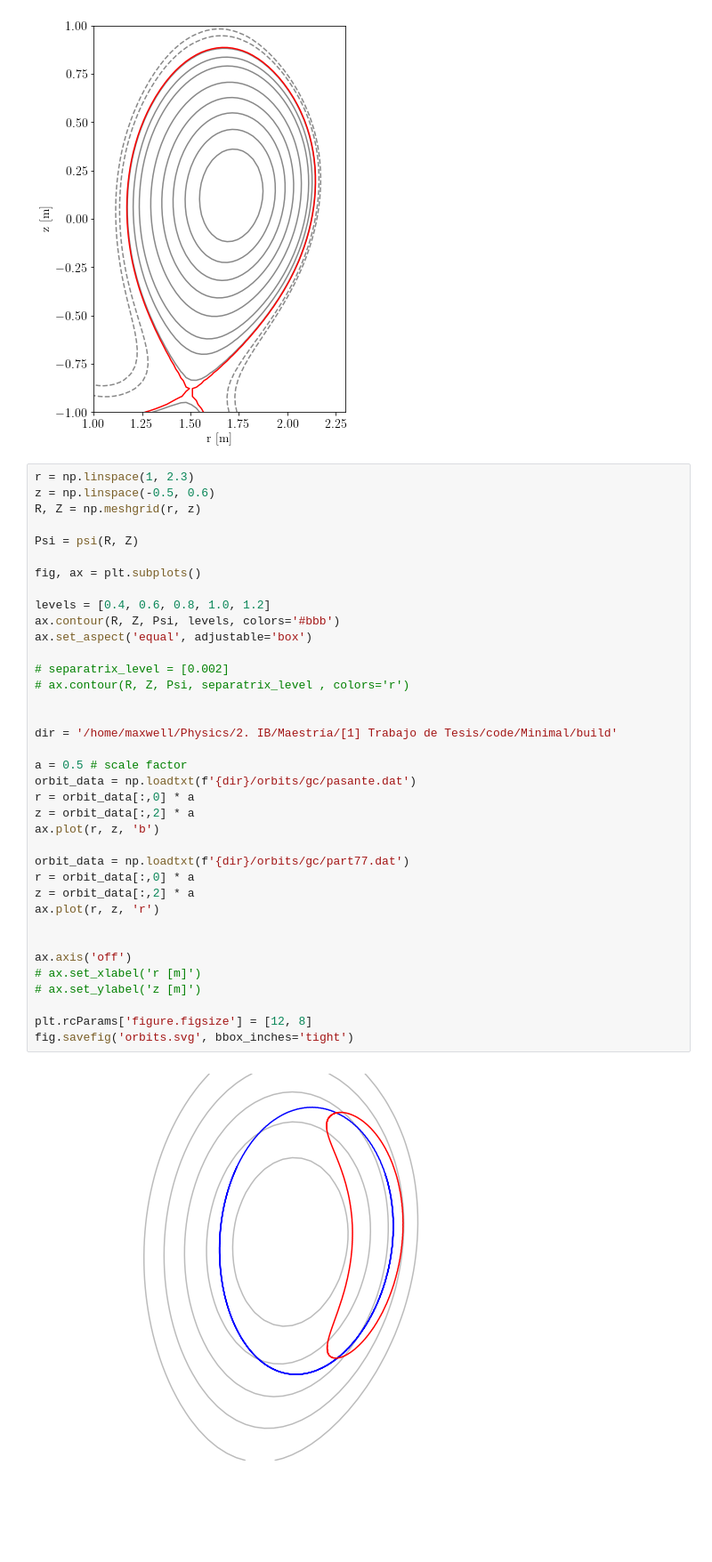
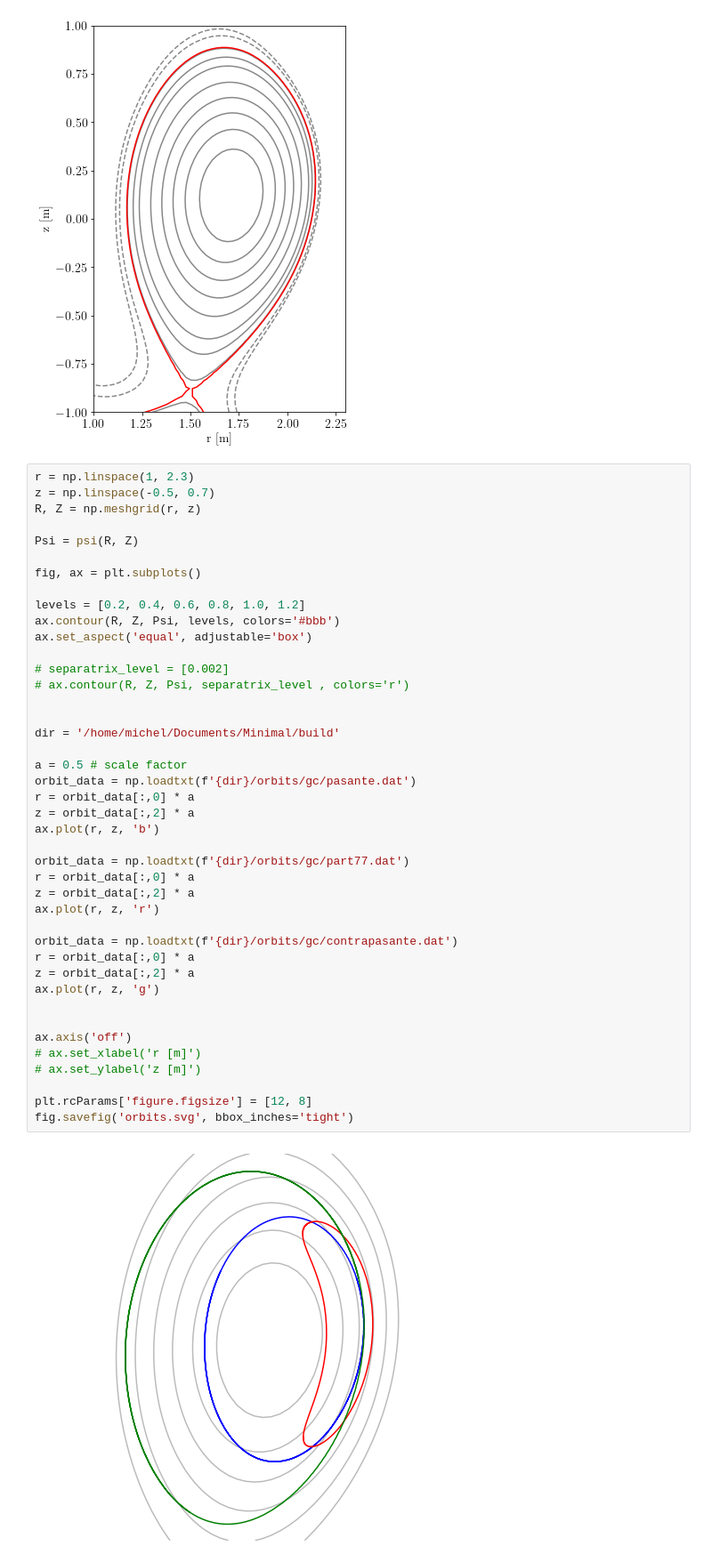
Before and after one commit to studentenherz/Minimal, a Jupyter notebook: extra/ASDEX-U.ipynb, the cells around one changed output. Shown: that part at 89% size. Cells and saved outputs as stored; diff of their text form; blank space fills up the shorter version.

```diff
--- a/extra/ASDEX-U.ipynb
+++ b/extra/ASDEX-U.ipynb
@@ -66,40 +66,45 @@ fig.savefig('flux_surfaces.pdf', bbox_inches='tight')
 [figure]
 # %%
 r = np.linspace(1, 2.3)
-z = np.linspace(-0.5, 0.6)
+z = np.linspace(-0.5, 0.7)
 R, Z = np.meshgrid(r, z)
 
 Psi = psi(R, Z)
 
 fig, ax = plt.subplots()
 
-levels = [0.4, 0.6, 0.8, 1.0, 1.2]
+levels = [0.2, 0.4, 0.6, 0.8, 1.0, 1.2]
 ax.contour(R, Z, Psi, levels, colors='#bbb')
 ax.set_aspect('equal', adjustable='box')
 
 # separatrix_level = [0.002]
 # ax.contour(R, Z, Psi, separatrix_level , colors='r')
 
 
-dir = '/home/maxwell/Physics/2. IB/Maestría/[1] Trabajo de Tesis/code/Minimal/build'
+dir = '/home/michel/Documents/Minimal/build'
 
 a = 0.5 # scale factor
 orbit_data = np.loadtxt(f'{dir}/orbits/gc/pasante.dat')
 r = orbit_data[:,0] * a
 z = orbit_data[:,2] * a
 ax.plot(r, z, 'b')
 
 orbit_data = np.loadtxt(f'{dir}/orbits/gc/part77.dat')
 r = orbit_data[:,0] * a
 z = orbit_data[:,2] * a
 ax.plot(r, z, 'r')
 
+orbit_data = np.loadtxt(f'{dir}/orbits/gc/contrapasante.dat')
+r = orbit_data[:,0] * a
+z = orbit_data[:,2] * a
+ax.plot(r, z, 'g')
+
 
 ax.axis('off')
 # ax.set_xlabel('r [m]')
 # ax.set_ylabel('z [m]')
 
 plt.rcParams['figure.figsize'] = [12, 8]
 fig.savefig('orbits.svg', bbox_inches='tight')
 # %% [output]
-[figure, old version]
+[figure, new version]
```
Also changed, not shown: 9 other files.
